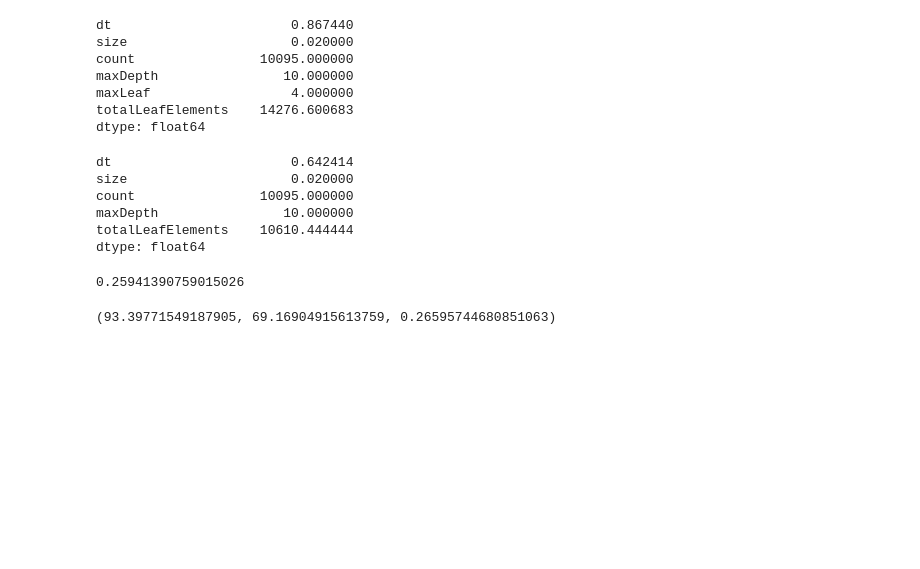
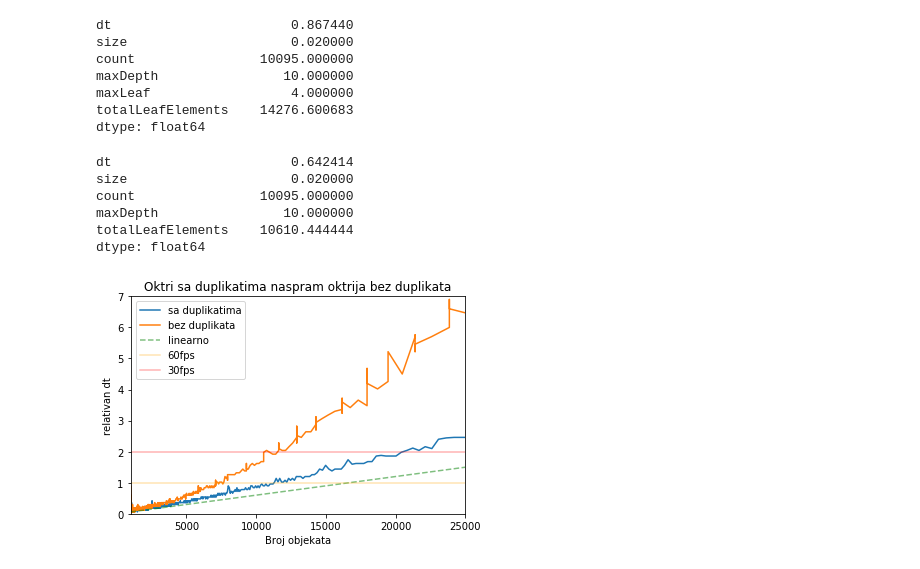
Before and after one commit to kredenac/collision-detection, a Jupyter notebook: analyze/visualize.ipynb, the cells around one changed output. Saved outputs shown, nothing was run; the diff lists cells and outputs as text; code cells hidden in the pictures; blank space fills up the shorter version.

```diff
--- a/analyze/visualize.ipynb
+++ b/analyze/visualize.ipynb
@@ -244,11 +244,21 @@ count                10095.000000
 maxDepth                10.000000
 totalLeafElements    10610.444444
 dtype: float64
-# %%
-1 - 0.642414/0.867440
-# %% [output]
-0.25941390759015026
-# %%
-1 / 0.642414 * 60, 1 / 0.867440 * 60, 1 - 69/94
-# %% [output]
-(93.39771549187905, 69.16904915613759, 0.26595744680851063)
+# %%
+dfdup = pd.read_csv(basePath+'1_Octree_maxDepth_10_maxInLeaf_4_w_duplicates_response_on.csv'
+                 , header=None,
+                names=['dt','size','count', 'maxDepth','maxLeaft','totalLeafElements'])
+
+dfnodup= pd.read_csv(basePath+'Octree_nodups.csv'
+                 , header=None,
+                names=['dt','size','count', 'maxDepth','maxLeaf','totalLeafElements', 'innerElements'])
+
+plot(dataframe=dfdup, xlimUpper=25000, ylimUpper=7
+, xstr='count', ystr='dt',
+     xlabel='Broj objekata', ylabel='relativan dt',
+     title='Oktri sa duplikatima naspram oktrija bez duplikata', figname='octree_dup_vs_nodup',
+     drawLinear=True,
+     dataframe2=dfnodup, label1='sa duplikatima', label2='bez duplikata',
+   )
+# %% [output]
+[figure, added]
```
Also changed, not shown: parts of 2 cells of this notebook, 6 other files.
